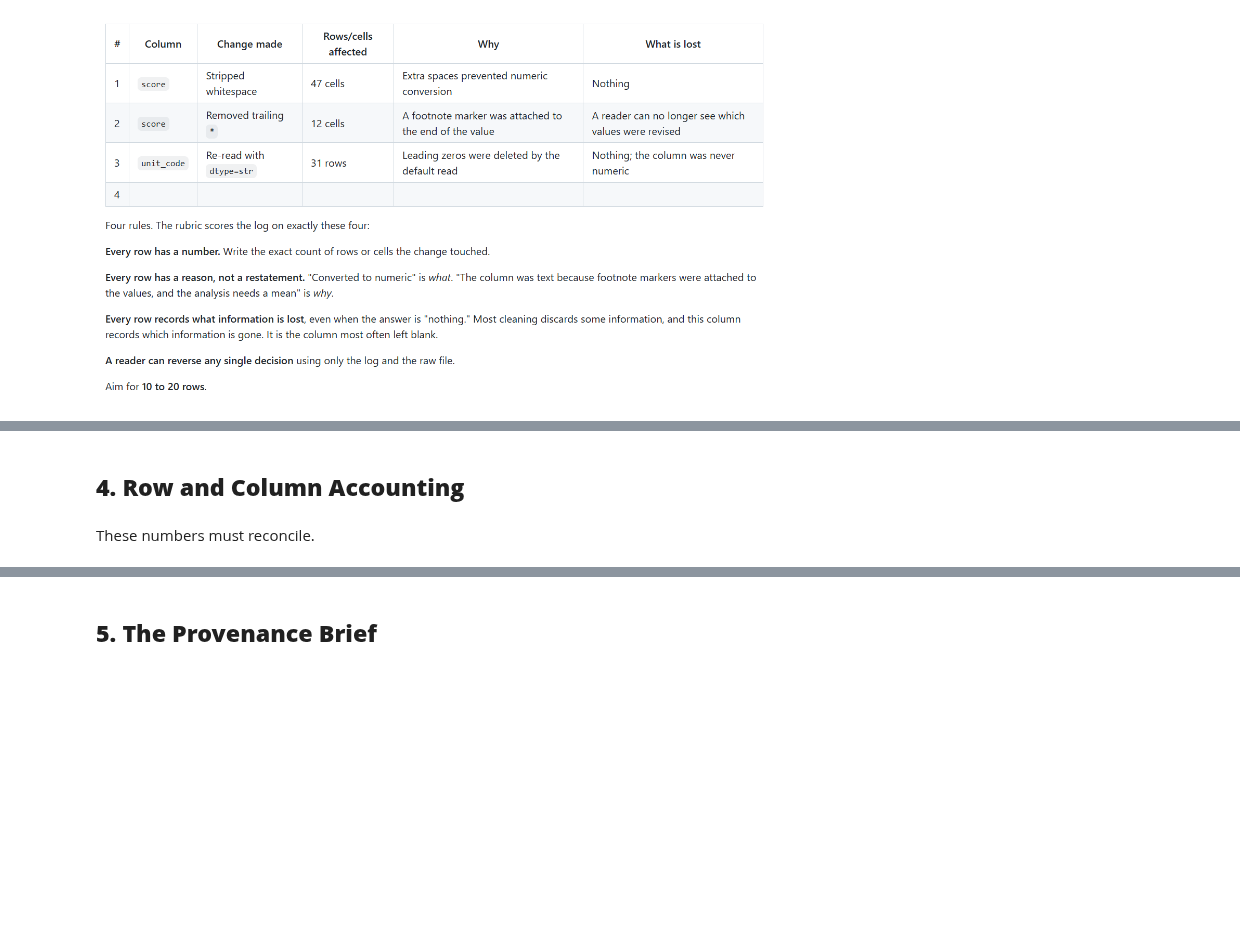
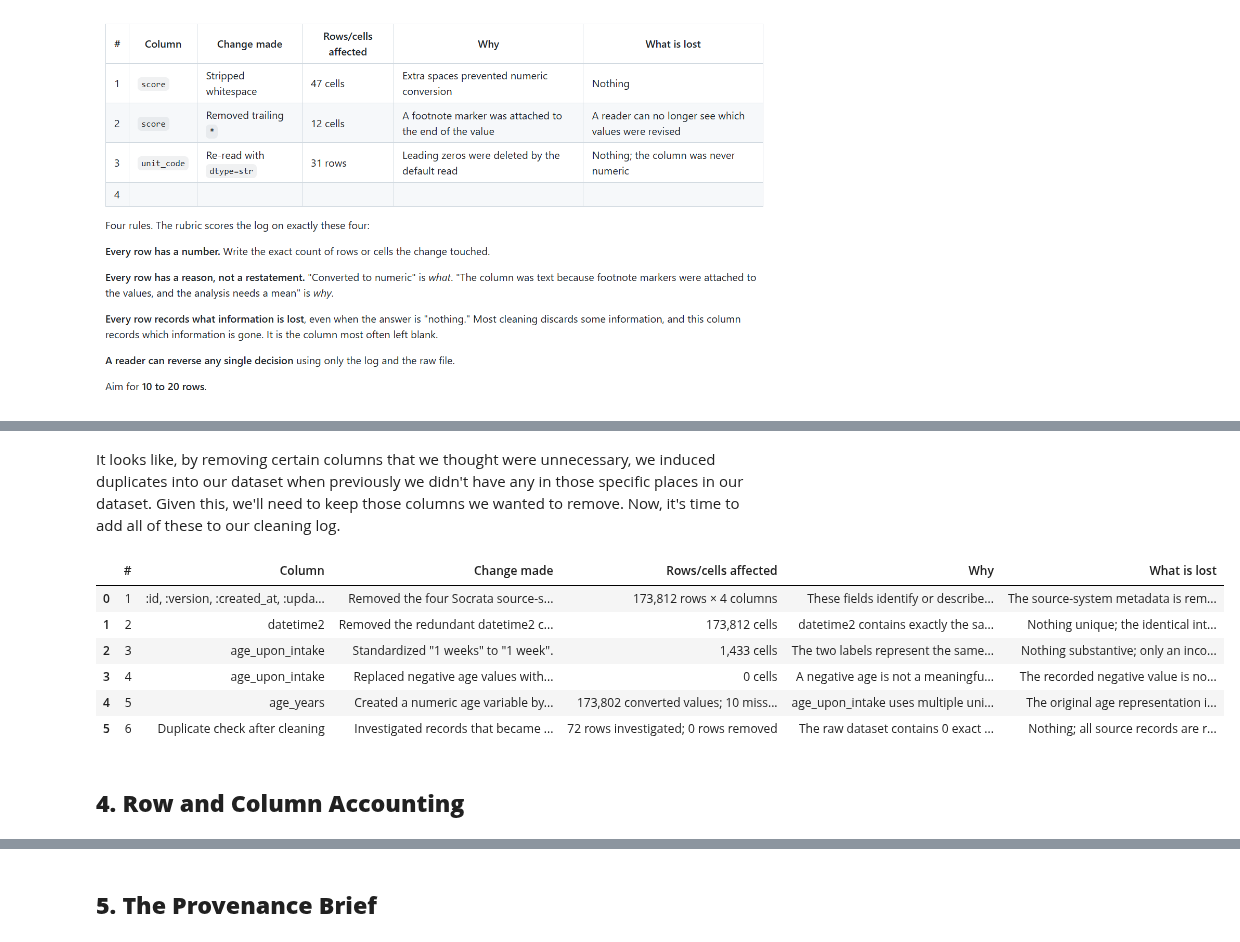
Before and after one commit to SoumyaPannala/dsa405-project, a Jupyter notebook: DSA405_002_FA26_P2_spannal.ipynb, the cells around one changed output, grey strips where cells are left out. Cells and saved outputs as stored; diff of their text form; code cells hidden in the pictures; blank space fills up the shorter version.

```diff
--- a/DSA405_002_FA26_P2_spannal.ipynb
+++ b/DSA405_002_FA26_P2_spannal.ipynb
@@ -30,4 +835,79 @@ Flag any variable whose observed values contradict its documentation. If the cod
+# %% [markdown]
+It looks like, by removing certain columns that we thought were unnecessary, we induced duplicates into our dataset when previously we didn't have any in those specific places in our dataset. Given this, we'll need to keep those columns we wanted to remove. Now, it's time to add all of these to our cleaning log.
+# %%
+# CLEANING LOG
+
+cleaning_log = pd.DataFrame([
+    {
+        "#": 1,
+        "Column": ":id, :version, :created_at, :updated_at",
+        "Change made": "Removed the four Socrata source-system metadata columns.",
+        "Rows/cells affected": f"{len(df):,} rows × 4 columns",
+        "Why": "These fields identify or describe the source-system record rather than characteristics of the animal or intake event, so they are not needed for the planned analysis.",
+        "What is lost": "The source-system metadata is removed from the cleaned dataset, but the original values remain available in the raw dataset."
+    },
+    {
+        "#": 2,
+        "Column": "datetime2",
+        "Change made": "Removed the redundant datetime2 column.",
+        "Rows/cells affected": f"{len(df):,} cells",
+        "Why": "datetime2 contains exactly the same timestamp as datetime for all raw records, so keeping both would duplicate the same information without adding another measure.",
+        "What is lost": "Nothing unique; the identical intake timestamps are retained in datetime."
+    },
+    {
+        "#": 3,
+        "Column": "age_upon_intake",
+        "Change made": 'Standardized "1 weeks" to "1 week".',
+        "Rows/cells affected": f'{df["age_upon_intake"].eq("1 weeks").sum():,} cells',
+        "Why": "The two labels represent the same one-week age, but the inconsistent singular/plural form would cause equivalent records to be treated as different values during grouping or analysis.",
+        "What is lost": "Nothing substantive; only an inconsistent label is removed."
+    },
+    {
+        "#": 4,
+        "Column": "age_upon_intake",
+        "Change made": "Replaced negative age values with missing values.",
+        "Rows/cells affected": f'{df["age_upon_intake"].str.match(r"^-\\d+ years$", na=False).sum():,} cells',
+        "Why": "A negative age is not a meaningful age measurement, so these values cannot be interpreted as valid ages. Replacing them with missing preserves the intake records without treating an impossible value as a real age.",
+        "What is lost": "The recorded negative value is no longer present in the cleaned age field; the original value remains in the raw dataset."
+    },
+    {
+        "#": 5,
+        "Column": "age_years",
+        "Change made": "Created a numeric age variable by converting days, weeks, months, and years in age_upon_intake to years.",
+        "Rows/cells affected": (
+            f'{intakes_clean["age_years"].notna().sum():,} converted values; '
+            f'{intakes_clean["age_years"].isna().sum():,} missing values'
+        ),
+        "Why": "age_upon_intake uses multiple units, so a single numeric unit is needed for calculations and comparisons involving age.",
+        "What is lost": "The original age representation is not lost because age_upon_intake is retained. The converted value is an approximation based on the unit conversion."
+    },
+    {
+        "#": 6,
+        "Column": "Duplicate check after cleaning",
+        "Change made": "Investigated records that became exact duplicates after source-system metadata and datetime2 were removed; retained all records.",
+        "Rows/cells affected": (
+            f'{intakes_clean.duplicated(keep=False).sum():,} rows investigated; '
+            f'0 rows removed'
+        ),
+        "Why": "The raw dataset contains 0 exact duplicate rows, and each apparently duplicated record has a distinct source :id and :version. Removing one record from each pair would assume that a source-system record is erroneous without sufficient evidence.",
+        "What is lost": "Nothing; all source records are retained."
+    }
+])
+
+# Show the complete text without truncating columns
+with pd.option_context(
+    "display.max_colwidth", None,
+    "display.max_columns", None,
+    "display.width", 300
+):
+    display(cleaning_log)
+# %% [output]
+|  | # | Column | Change made | Rows/cells affected | Why | What is lost |
+| 0 | 1 | :id, :version, :created_at, :upda... | Removed the four Socrata source-s... | 173,812 rows × 4 columns | These fields identify or describe... | The source-system metadata is rem... |
+| 1 | 2 | datetime2 | Removed the redundant datetime2 c... | 173,812 cells | datetime2 contains exactly the sa... | Nothing unique; the identical int... |
+| 2 | 3 | age_upon_intake | Standardized "1 weeks" to "1 week". | 1,433 cells | The two labels represent the same... | Nothing substantive; only an inco... |
+| 3 | 4 | age_upon_intake | Replaced negative age values with... | 0 cells | A negative age is not a meaningfu... | The recorded negative value is no... |
+| 4 | 5 | age_years | Created a numeric age variable by... | 173,802 converted values; 10 miss... | age_upon_intake uses multiple uni... | The original age representation i... |
+| 5 | 6 | Duplicate check after cleaning | Investigated records that became ... | 72 rows investigated; 0 rows removed | The raw dataset contains 0 exact ... | Nothing; all source records are r... |
 # %% [markdown]
 ## **4. Row and Column Accounting**
-# %% [markdown]
-These numbers must reconcile.
```
Also changed, not shown: parts of 66 cells of this notebook.
